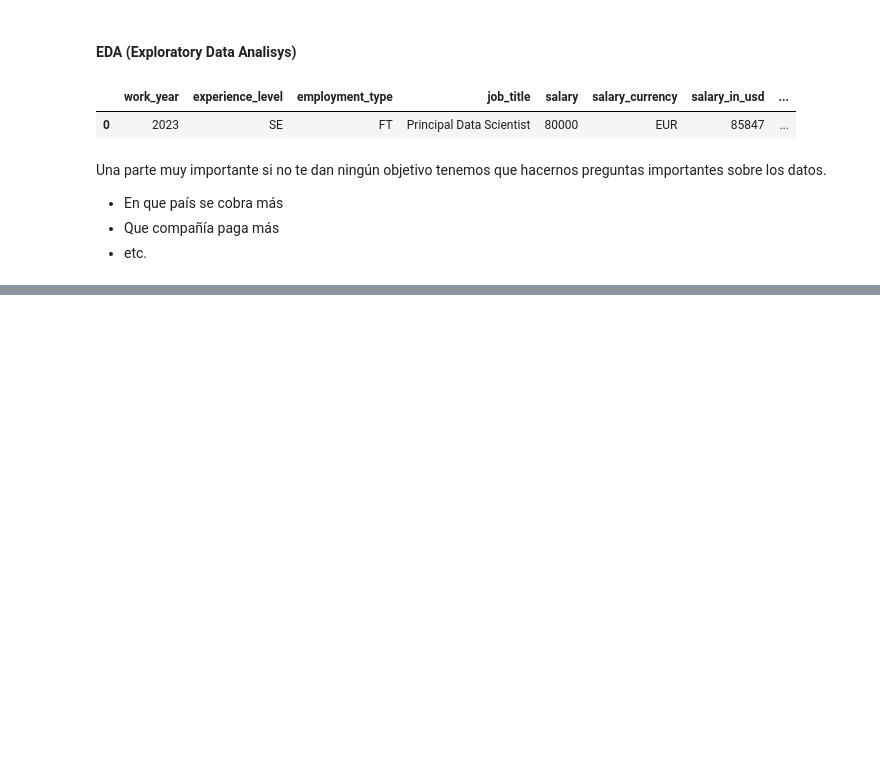
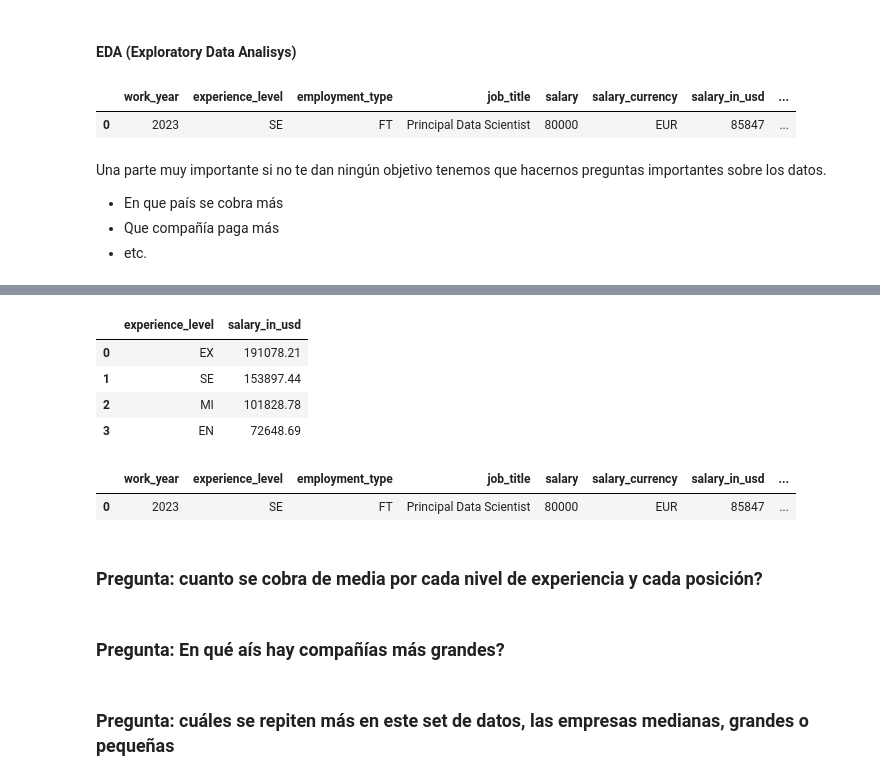
Before and after one commit to Jaume2908/Data-Science-Salary, a Jupyter notebook: cuaderno_data.ipynb, the cells around one changed output, grey strips where cells are left out. Drawn from its saved outputs; the diff is of its cells as text; code cells hidden in the pictures; blank space fills up the shorter version.

```diff
--- a/cuaderno_data.ipynb
+++ b/cuaderno_data.ipynb
@@ -169,0 +304,16 @@ Pregunta: nivel de expriencia mas requerido
+# %%
+df.groupby('experience_level')['salary_in_usd'].mean().round(2).sort_values(ascending=False).reset_index()
+#misma forma que el anterior, si no pusieramos el 'reset_index()' nos daria como resultado un "Series"
+# %% [output]
+|  | experience_level | salary_in_usd |
+| 0 | EX | 191078.21 |
+| 1 | SE | 153897.44 |
+| 2 | MI | 101828.78 |
+| 3 | EN | 72648.69 |
+# %%
+df.head(1)
+# %% [output]
+|  | work_year | experience_level | employment_type | job_title | salary | salary_currency | salary_in_usd | ... |
+| 0 | 2023 | SE | FT | Principal Data Scientist | 80000 | EUR | 85847 | ... |
+# %% [markdown]
+### Pregunta: cuanto se cobra de media por cada nivel de experiencia y cada posición?
@@ -169,0 +322,4 @@ Pregunta: nivel de expriencia mas requerido
+# %% [markdown]
+### Pregunta: En qué aís hay compañías más grandes?
+# %% [markdown]
+### Pregunta:  cuáles se repiten más en este set de datos, las empresas medianas, grandes o pequeñas
```
Also changed, not shown: parts of 22 cells of this notebook.
